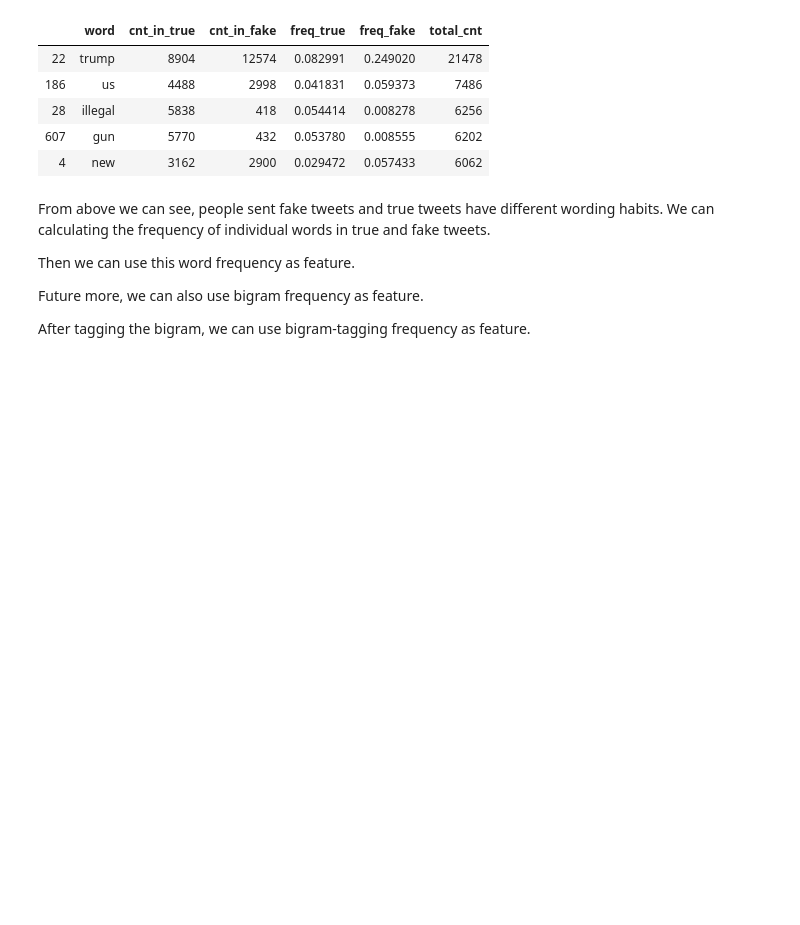
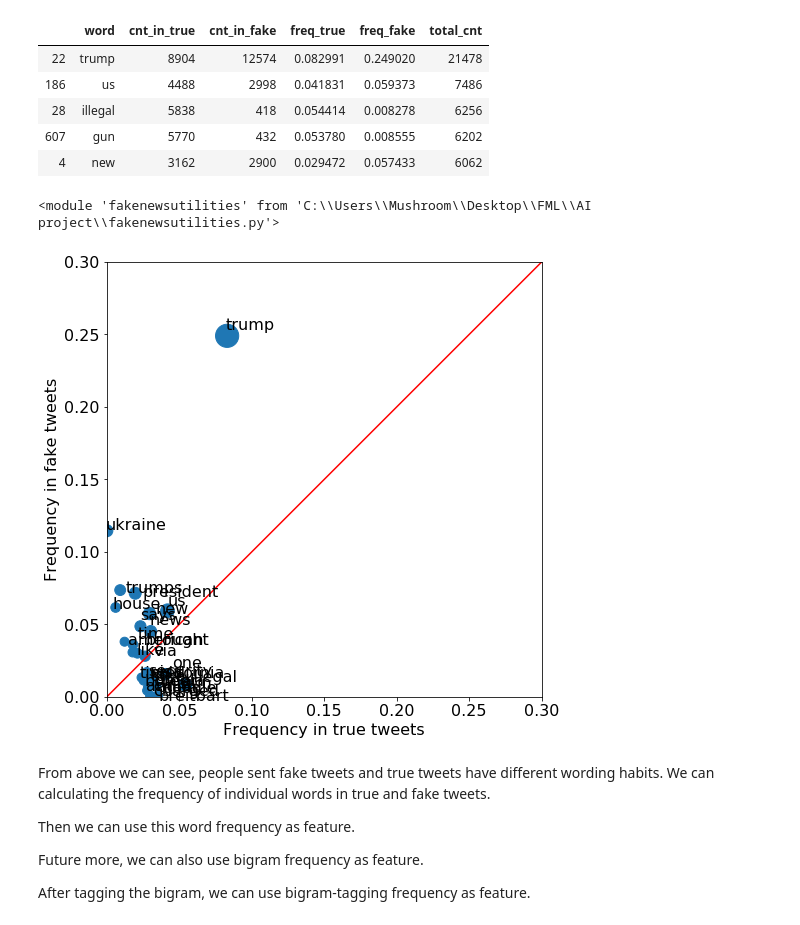
Before and after one commit to HU-AI-Research/word_frequency_feature, a Jupyter notebook: word_bigram_tagging_features.ipynb, the cells around one changed output. Drawn from its saved outputs; the diff is of its cells as text; code cells hidden in the pictures; blank space fills up the shorter version.

```diff
--- a/word_bigram_tagging_features.ipynb
+++ b/word_bigram_tagging_features.ipynb
@@ -45,5 +47,12 @@ train_df.head()
+# %%
+importlib.reload(fns)
+# %% [output]
+<module 'fakenewsutilities' from 'C:\\Users\\Mushroom\\Desktop\\FML\\AI project\\fakenewsutilities.py'>
 # %%
-#fns.plot_word_map(train_df,word_count = 50, xlimit = 0.3)
+#show only 30words here, because too much words would be all mess
+fns.plot_word_map(train_df[0:30],xlimit = 0.3)
+# %% [output]
+[figure, added]
 # %% [markdown]
 From above we can see, people sent fake tweets and true tweets have different wording habits.
 We can calculating the frequency of individual words in true and fake tweets.
```
Also changed, not shown: parts of 4 cells of this notebook.
